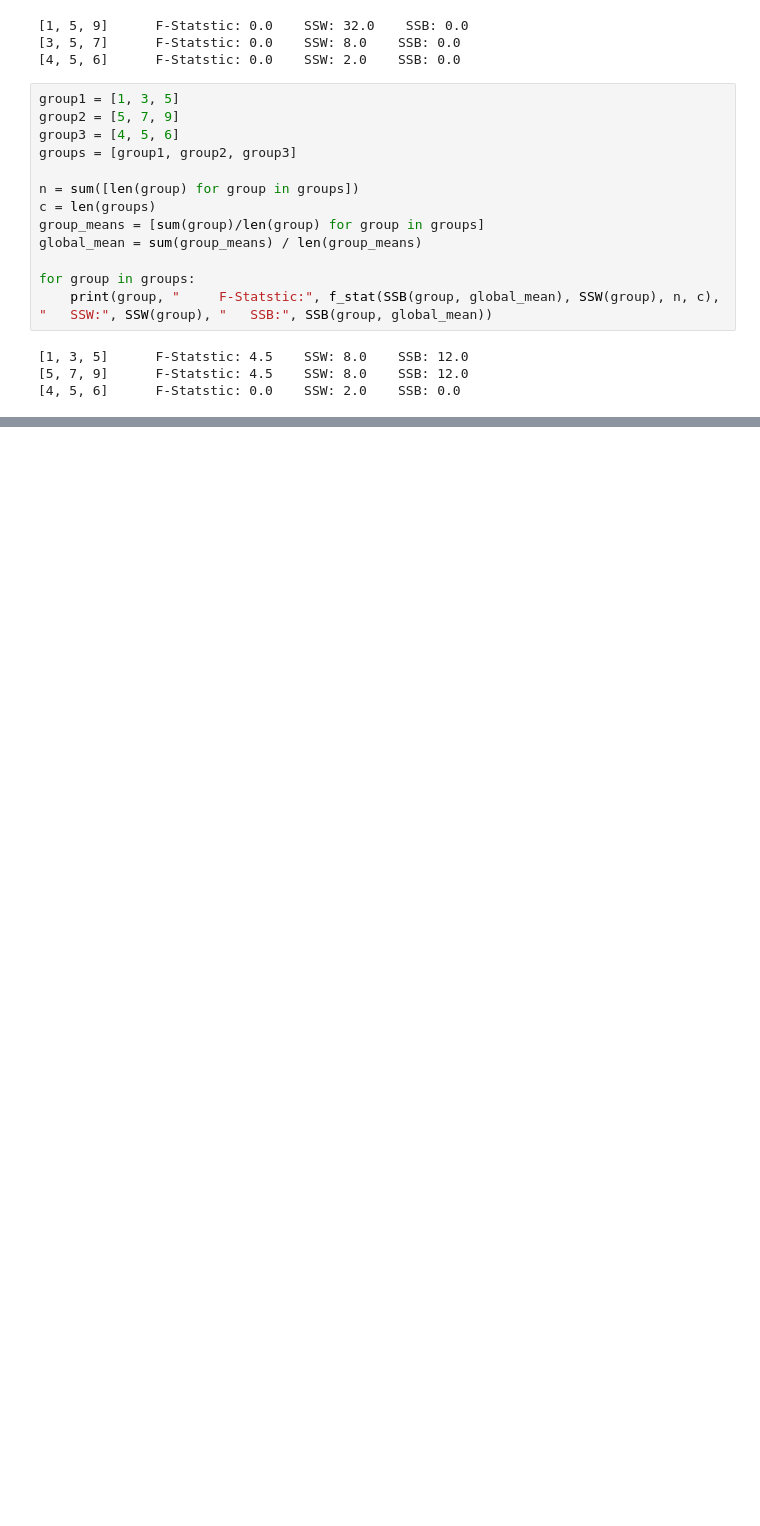
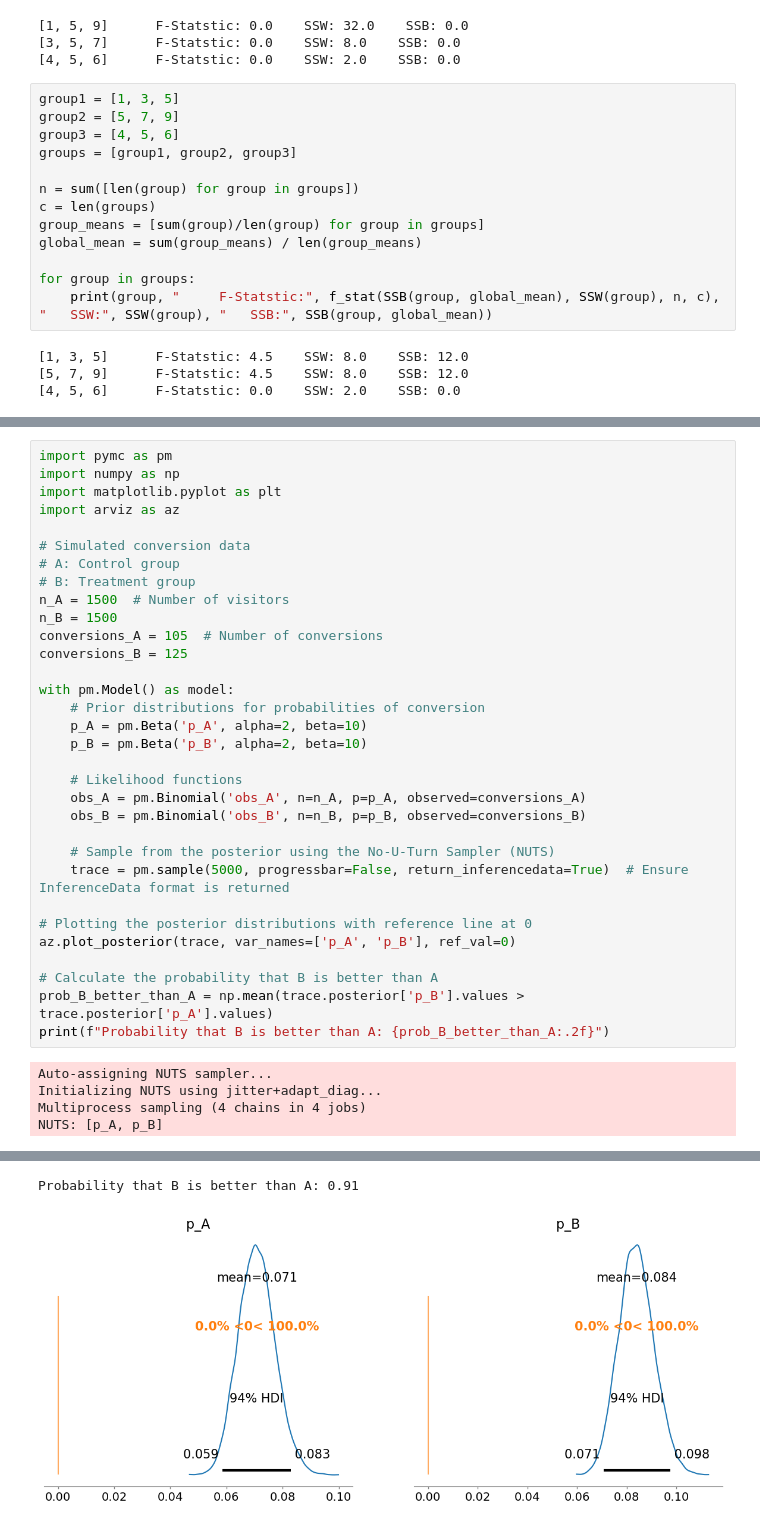
Before and after one commit to Jordanbarker/jordanbarker.github.io, a Jupyter notebook: Jupyter_Notebooks/StatisticalTests.ipynb, the cells around one changed output, grey strips where cells are left out. Cells and saved outputs as stored; diff of their text form; blank space fills up the shorter version.

```diff
--- a/Jupyter_Notebooks/StatisticalTests.ipynb
+++ b/Jupyter_Notebooks/StatisticalTests.ipynb
@@ -298,0 +477,37 @@ Reject null hypothesis - significant differences exist between the groups.
+# %%
+import pymc as pm
+import numpy as np
+import matplotlib.pyplot as plt
+import arviz as az
+
+# Simulated conversion data
+# A: Control group
+# B: Treatment group
+n_A = 1500  # Number of visitors
+n_B = 1500
+conversions_A = 105  # Number of conversions
+conversions_B = 125
+
+with pm.Model() as model:
+    # Prior distributions for probabilities of conversion
+    p_A = pm.Beta('p_A', alpha=2, beta=10)
+    p_B = pm.Beta('p_B', alpha=2, beta=10)
+
+    # Likelihood functions
+    obs_A = pm.Binomial('obs_A', n=n_A, p=p_A, observed=conversions_A)
+    obs_B = pm.Binomial('obs_B', n=n_B, p=p_B, observed=conversions_B)
+
+    # Sample from the posterior using the No-U-Turn Sampler (NUTS)
+    trace = pm.sample(5000, progressbar=False, return_inferencedata=True)  # Ensure InferenceData format is returned
+
+# Plotting the posterior distributions with reference line at 0
+az.plot_posterior(trace, var_names=['p_A', 'p_B'], ref_val=0)
+
+# Calculate the probability that B is better than A
+prob_B_better_than_A = np.mean(trace.posterior['p_B'].values > trace.posterior['p_A'].values)
+print(f"Probability that B is better than A: {prob_B_better_than_A:.2f}")
+# %% [output]
+Auto-assigning NUTS sampler...
+Initializing NUTS using jitter+adapt_diag...
+Multiprocess sampling (4 chains in 4 jobs)
+NUTS: [p_A, p_B]
@@ -298,0 +518,2 @@ Reject null hypothesis - significant differences exist between the groups.
+Probability that B is better than A: 0.91
+[figure, added]
```
Also changed, not shown: parts of 26 cells of this notebook, 4 other files.
